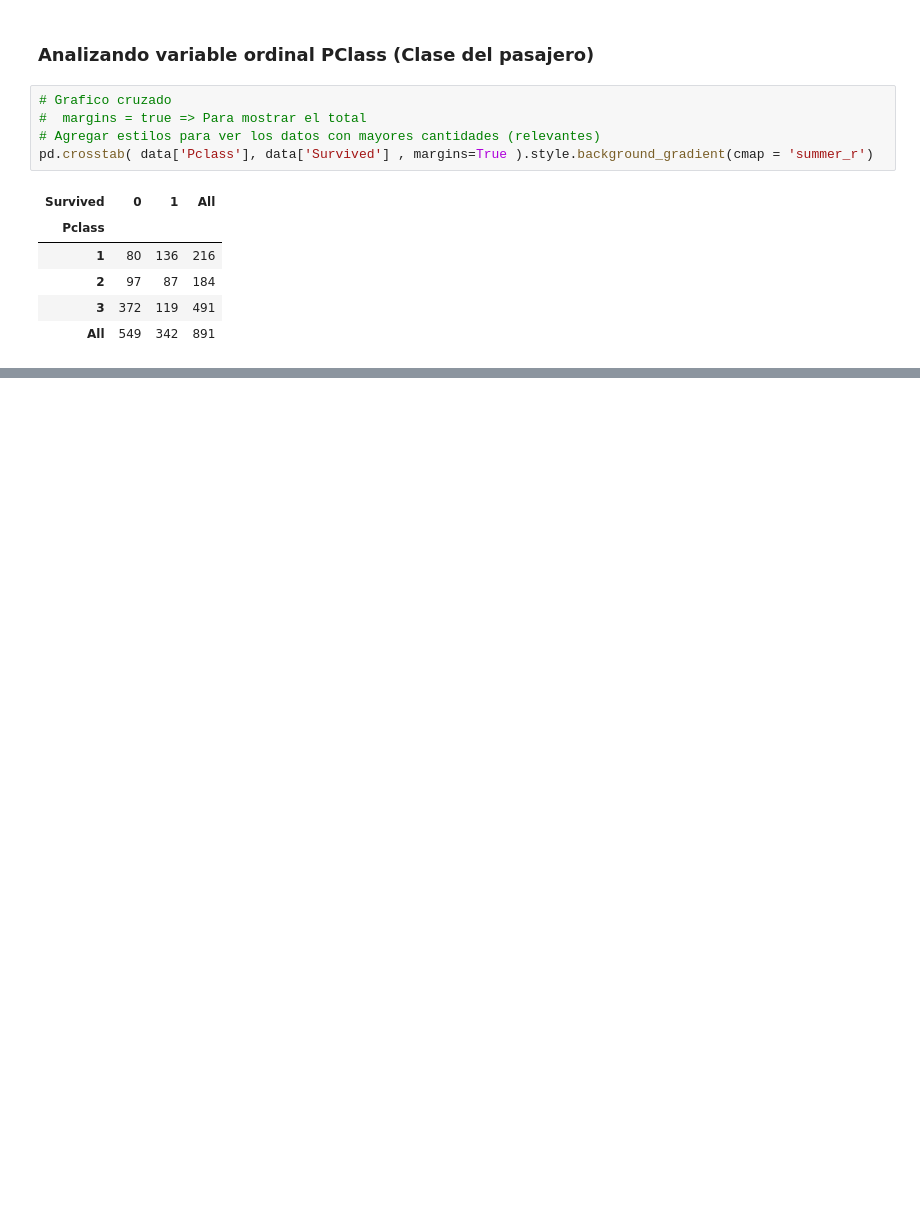
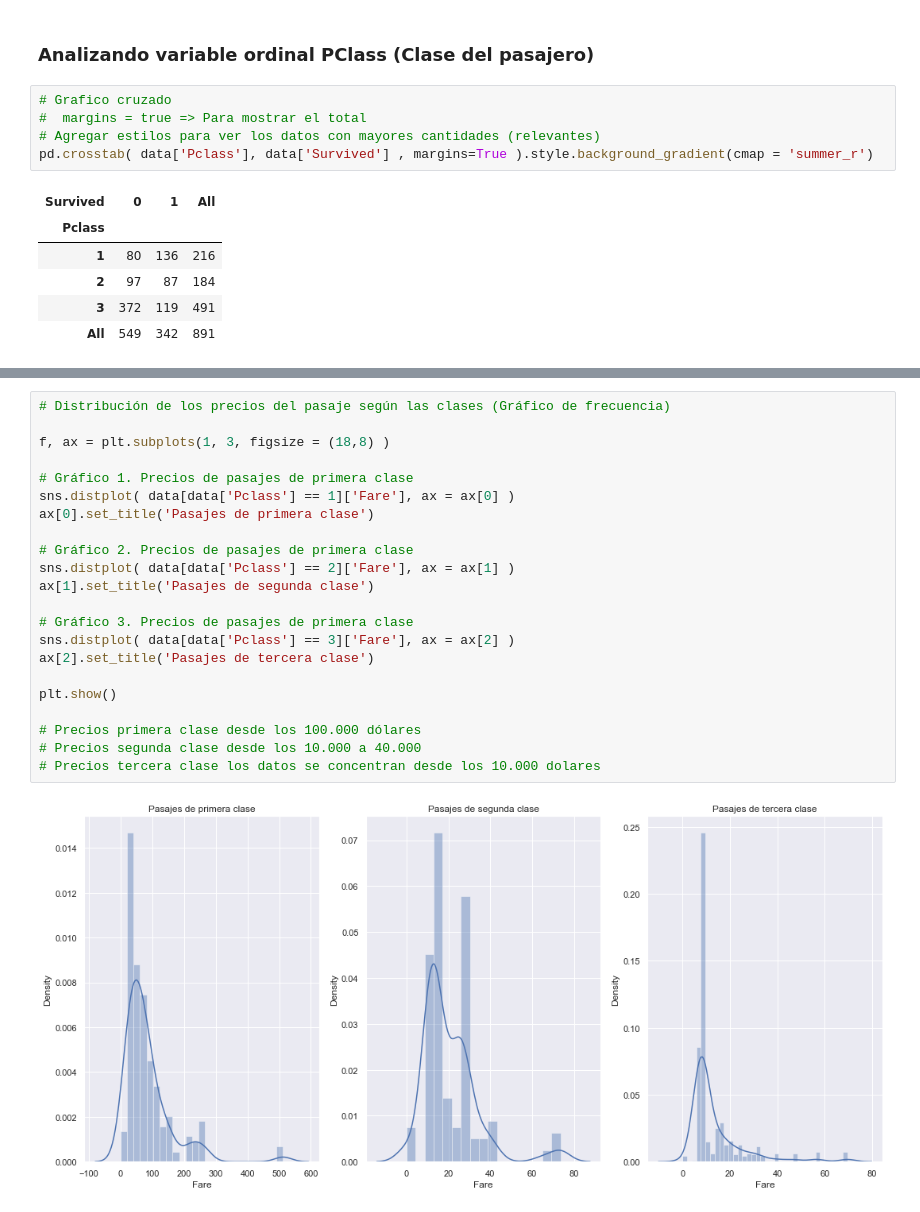
Before and after one commit to willknight27/analisis-datos-titanic, a Jupyter notebook: py-titanic.ipynb, the cells around one changed output, grey strips where cells are left out. Drawn from its saved outputs; the diff is of its cells as text; blank space fills up the shorter version.

```diff
--- a/py-titanic.ipynb
+++ b/py-titanic.ipynb
@@ -164,0 +196,24 @@ Text(0.5, 0, 'Clase del pasajero')
+# %%
+# Distribución de los precios del pasaje según las clases (Gráfico de frecuencia)
+
+f, ax = plt.subplots(1, 3, figsize = (18,8) )
+
+# Gráfico 1. Precios de pasajes de primera clase
+sns.distplot( data[data['Pclass'] == 1]['Fare'], ax = ax[0] )
+ax[0].set_title('Pasajes de primera clase')
+
+# Gráfico 2. Precios de pasajes de primera clase
+sns.distplot( data[data['Pclass'] == 2]['Fare'], ax = ax[1] )
+ax[1].set_title('Pasajes de segunda clase')
+
+# Gráfico 3. Precios de pasajes de primera clase
+sns.distplot( data[data['Pclass'] == 3]['Fare'], ax = ax[2] )
+ax[2].set_title('Pasajes de tercera clase')
+
+plt.show()
+
+# Precios primera clase desde los 100.000 dólares
+# Precios segunda clase desde los 10.000 a 40.000
+# Precios tercera clase los datos se concentran desde los 10.000 dolares
+# %% [output]
+[figure, added]
```
Also changed, not shown: parts of 8 cells of this notebook.
